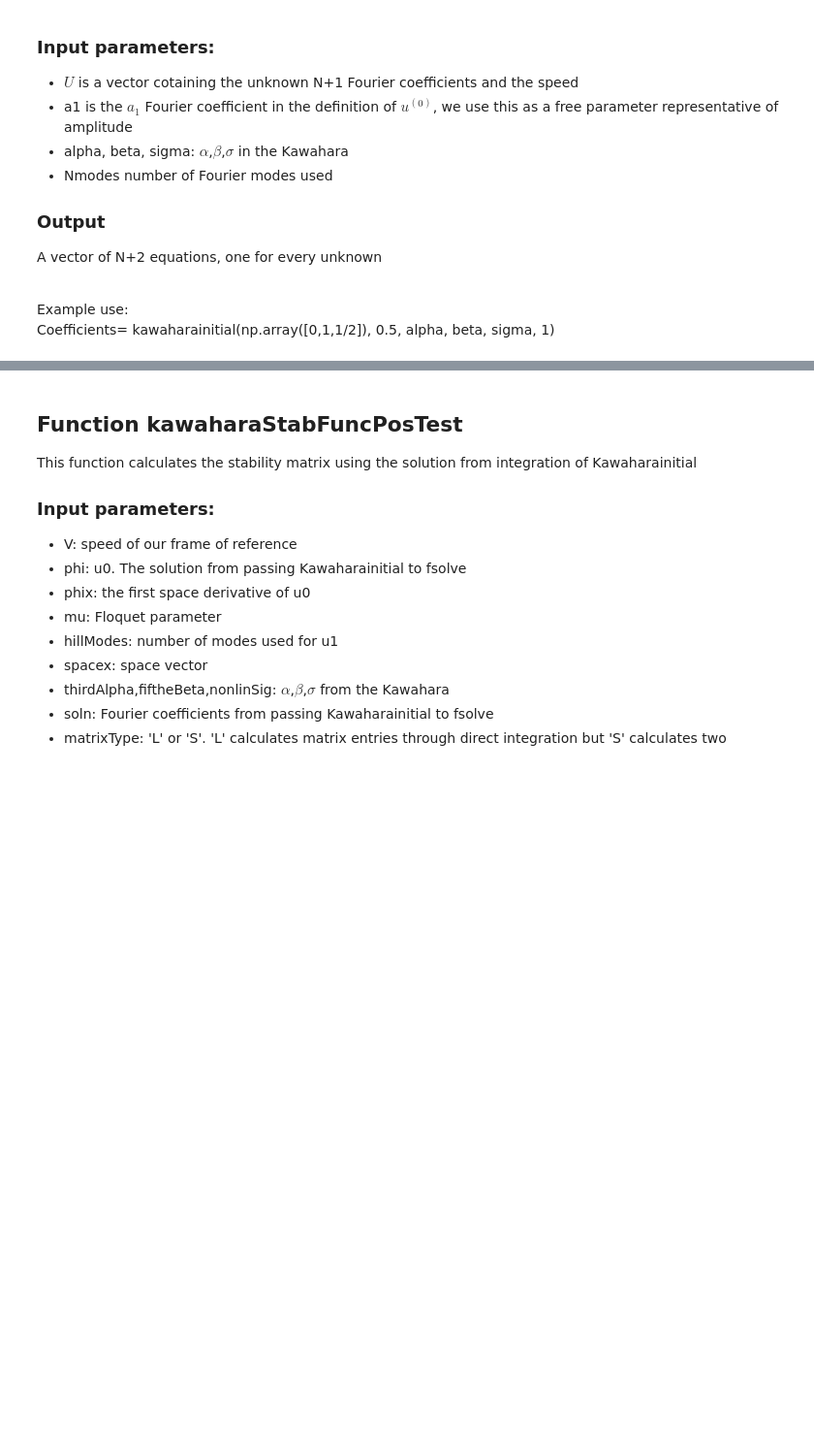
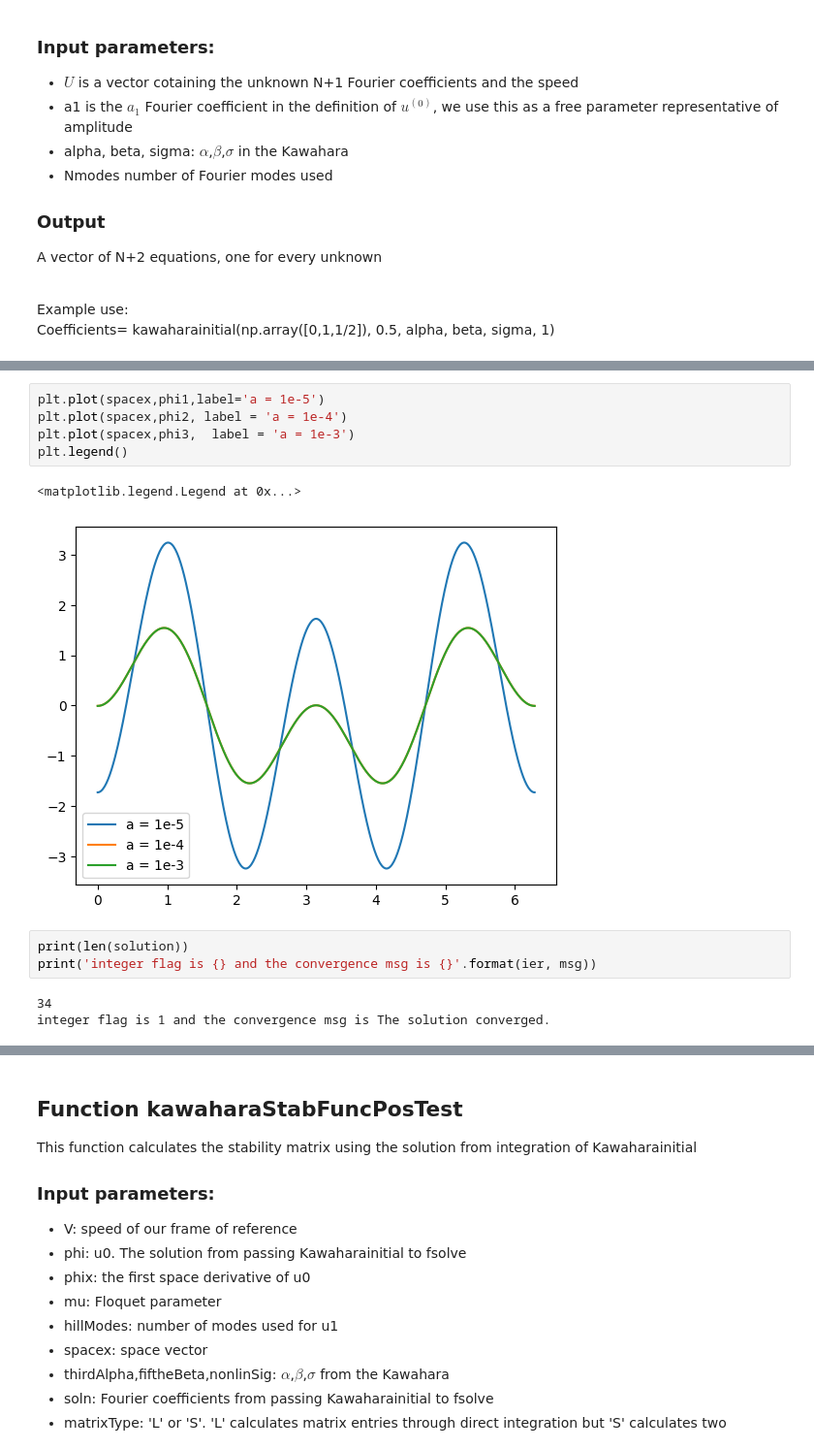
Before and after one commit to naiaseh/Trunk, a Jupyter notebook: StabilityPartOnlyVersion1_3.ipynb, the cells around one changed output, grey strips where cells are left out. Shown at 97% size. Saved outputs shown, nothing was run; the diff lists cells and outputs as text; blank space fills up the shorter version.

```diff
--- a/StabilityPartOnlyVersion1_3.ipynb
+++ b/StabilityPartOnlyVersion1_3.ipynb
@@ -115,0 +160,14 @@ plt.plot(spacex,phi)
+# %%
+plt.plot(spacex,phi1,label='a = 1e-5')
+plt.plot(spacex,phi2, label = 'a = 1e-4')
+plt.plot(spacex,phi3,  label = 'a = 1e-3')
+plt.legend()
+# %% [output]
+<matplotlib.legend.Legend at 0x...>
+[figure, added]
+# %%
+print(len(solution))
+print('integer flag is {} and the convergence msg is {}'.format(ier, msg))
+# %% [output]
+34
+integer flag is 1 and the convergence msg is The solution converged.
```
Also changed, not shown: parts of 9 cells of this notebook, 5 other files.
